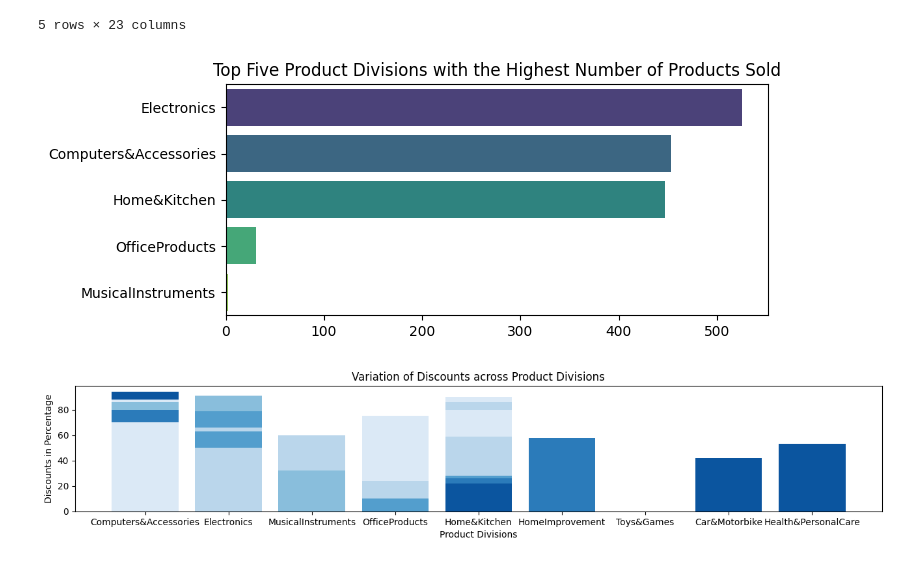
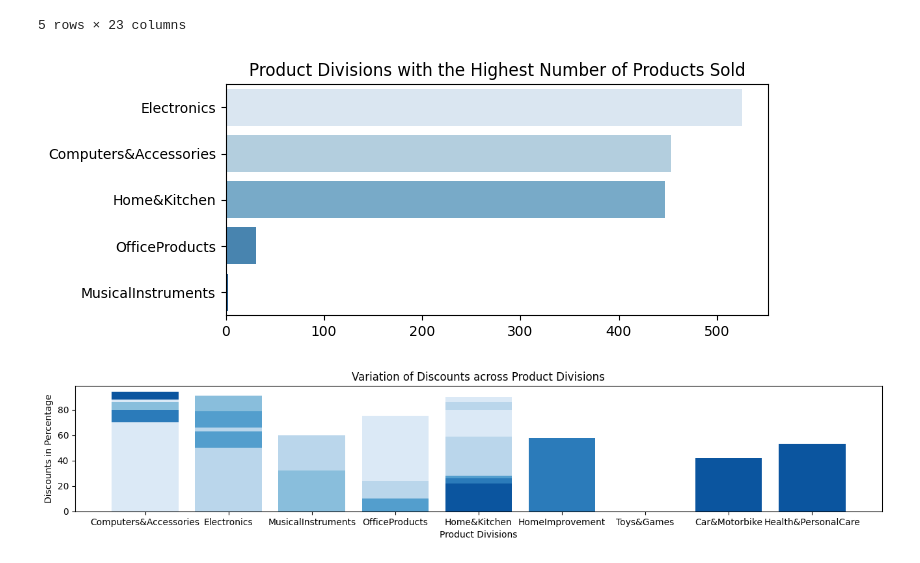
Before and after one commit to jeevithavijaykumar/Exploratory_data_analysis_using_pandas, a Jupyter notebook: AmazonSalesData.ipynb, the cells around one changed output. Drawn from its saved outputs; the diff is of its cells as text; code cells hidden in the pictures.

```diff
--- a/AmazonSalesData.ipynb
+++ b/AmazonSalesData.ipynb
@@ -62,5 +76,3 @@ salesdf['rating_count']=salesdf['rating_count'].str.replace(',','')
 salesdf['discounted_price'] =salesdf['discounted_price'].astype('float64')
 salesdf['actual_price']=salesdf['actual_price'].astype('float64')
 salesdf['discount_percentage']=salesdf['discount_percentage'].astype('float64')
-# %%
-salesdf['rating']=salesdf['rating'].astype('float64')
@@ -91,17 +101,17 @@ salesdf.head()
 finaldata = salesdf[['product_id','product_name','Product_Division','Product_Group','Product_Subgroup','Product_type',
                      'discounted_price','actual_price','discount_percentage','rating','rating_count']]
 # %%
-#Top Five Product Divisions with the Highest Number of Products Sold
+#Product Divisions with the Highest Number of Products Sold
 import seaborn as sns
 x1 =finaldata['Product_Division'].value_counts().nlargest(5).index
 y1 = finaldata['Product_Division'].value_counts().nlargest(5).values
 plt.figure(figsize=(7,3))
-sns.barplot(x=y1, y=x1, palette='viridis')
-plt.title('Top Five Product Divisions with the Highest Number of Products Sold')
+sns.barplot(x=y1, y=x1, palette='Blues')
+plt.title('Product Divisions with the Highest Number of Products Sold')
 plt.legend
 plt.show()
 # %% [output]
-[figure, old version]
+[figure, new version]
 # %%
 #Variation of Discounts across Product Divisions
 x1 = finaldata['Product_Division']
```
Also changed, not shown: parts of 5 cells of this notebook.
